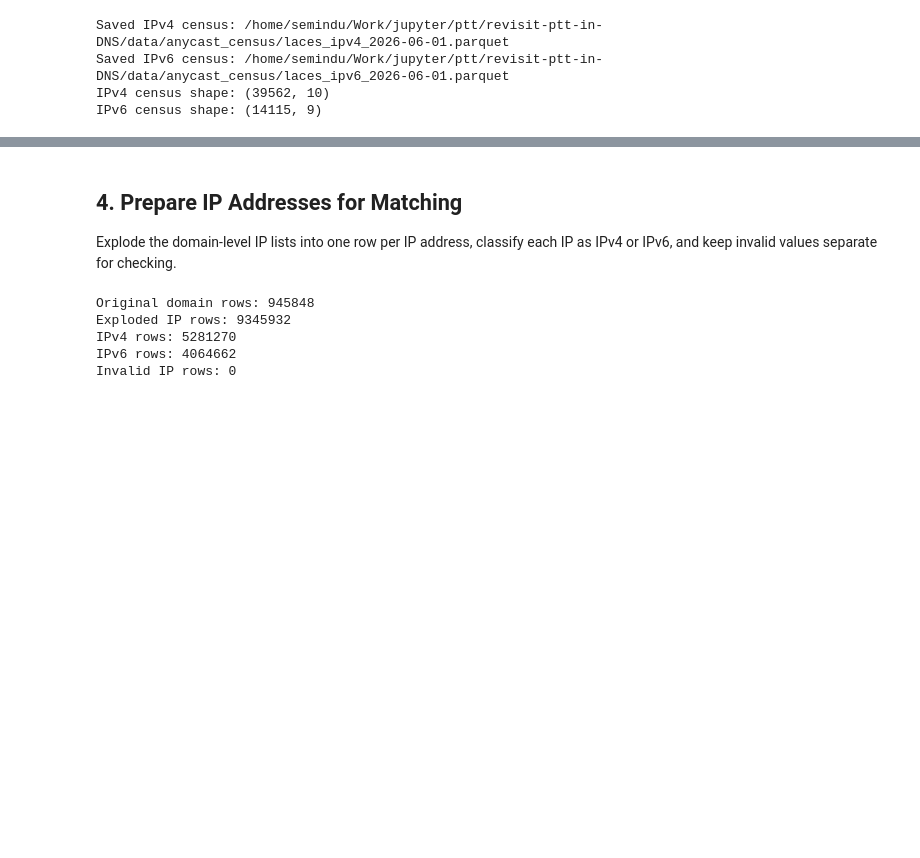
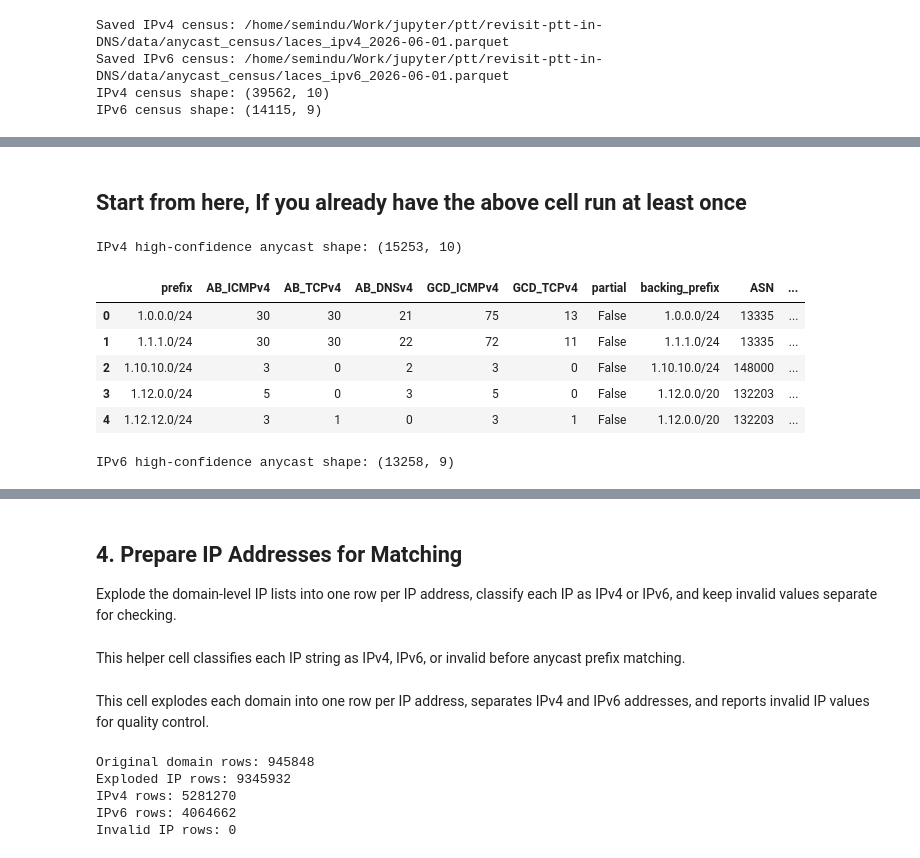
Before and after one commit to SEMINDU/revisit-ptt-in-DNS, a Jupyter notebook: code/ptt-iyp-analysis_(tranco)_infrastructure_IP_anycast.ipynb, the cells around one changed output, grey strips where cells are left out. Saved outputs shown, nothing was run; the diff lists cells and outputs as text; code cells hidden in the pictures; blank space fills up the shorter version.

```diff
--- a/code/ptt-iyp-analysis_(tranco)_infrastructure_IP_anycast.ipynb
+++ b/code/ptt-iyp-analysis_(tranco)_infrastructure_IP_anycast.ipynb
@@ -119,0 +113,28 @@ IPv6 high-confidence anycast shape: (13258, 9)
+# %% [markdown]
+## Start from here, If you already have the above cell run at least once
+# %%
+# Reload the saved high-confidence anycast datasets
+anycast_v4_path = ANYCAST_CENSUS_DIR / f"laces_ipv4_anycast_high_{SNAPSHOT_DATE_STR}.parquet"
+anycast_v6_path = ANYCAST_CENSUS_DIR / f"laces_ipv6_anycast_high_{SNAPSHOT_DATE_STR}.parquet"
+
+for path in (anycast_v4_path, anycast_v6_path):
+    if not path.exists():
+        raise FileNotFoundError(f"Anycast parquet not found: {path}")
+
+anycast_v4_high = pd.read_parquet(anycast_v4_path)
+anycast_v6_high = pd.read_parquet(anycast_v6_path)
+
+print("IPv4 high-confidence anycast shape:", anycast_v4_high.shape)
+display(anycast_v4_high.head())
+
+print("IPv6 high-confidence anycast shape:", anycast_v6_high.shape)
+display(anycast_v6_high.head())
+# %% [output]
+IPv4 high-confidence anycast shape: (15253, 10)
+|  | prefix | AB_ICMPv4 | AB_TCPv4 | AB_DNSv4 | GCD_ICMPv4 | GCD_TCPv4 | partial | backing_prefix | ASN | ... |
+| 0 | 1.0.0.0/24 | 30 | 30 | 21 | 75 | 13 | False | 1.0.0.0/24 | 13335 | ... |
+| 1 | 1.1.1.0/24 | 30 | 30 | 22 | 72 | 11 | False | 1.1.1.0/24 | 13335 | ... |
+| 2 | 1.10.10.0/24 | 3 | 0 | 2 | 3 | 0 | False | 1.10.10.0/24 | 148000 | ... |
+| 3 | 1.12.0.0/24 | 5 | 0 | 3 | 5 | 0 | False | 1.12.0.0/20 | 132203 | ... |
+| 4 | 1.12.12.0/24 | 3 | 1 | 0 | 3 | 1 | False | 1.12.0.0/20 | 132203 | ... |
+IPv6 high-confidence anycast shape: (13258, 9)
@@ -121,3 +148,5 @@ IPv6 high-confidence anycast shape: (13258, 9)
 ## 4. Prepare IP Addresses for Matching
 
 Explode the domain-level IP lists into one row per IP address, classify each IP as IPv4 or IPv6, and keep invalid values separate for checking.
+# %% [markdown]
+This helper cell classifies each IP string as IPv4, IPv6, or invalid before anycast prefix matching.
@@ -124 +160,3 @@ Explode the domain-level IP lists into one row per IP address, classify each IP
+# %% [markdown]
+This cell explodes each domain into one row per IP address, separates IPv4 and IPv6 addresses, and reports invalid IP values for quality control.
 # %%
```
Also changed, not shown: parts of 13 cells of this notebook, 17 other files.
